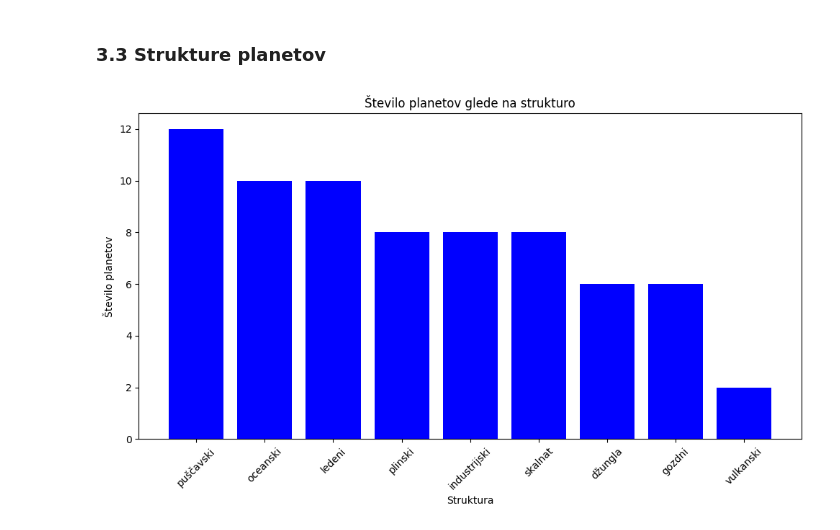
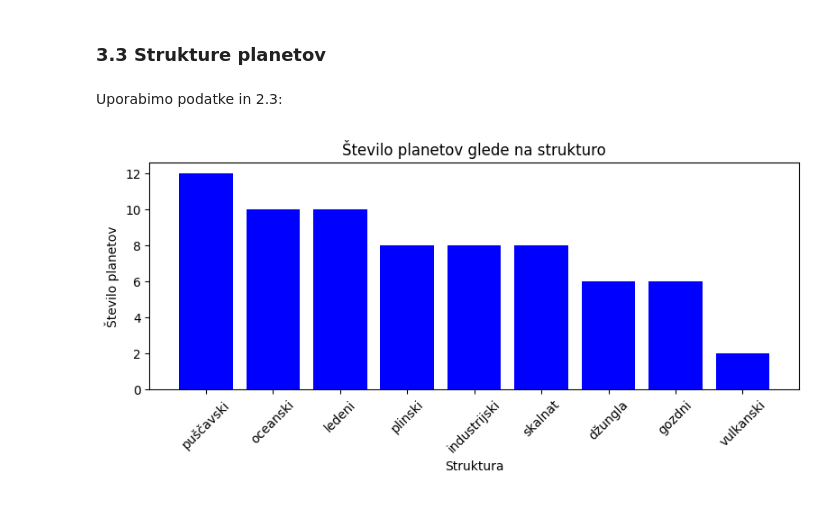
Before and after one commit to oskartezak/ProjektnaNaloga, a Jupyter notebook: Analiza1.ipynb, the cells around one changed output. Saved outputs shown, nothing was run; the diff lists cells and outputs as text; code cells hidden in the pictures.

```diff
--- a/Analiza1.ipynb
+++ b/Analiza1.ipynb
@@ -307,23 +306,25 @@ plt.show()
 Očitno zmeda še vedno ostaja, a po mnogih poskusih se je tortni diagram izkazal za najboljšo rešitev
 # %% [markdown]
 ### 3.3 Strukture planetov
+# %% [markdown]
+Uporabimo podatke in 2.3:
 # %%
 podatki = {
     'Struktura': ['puščavski', 'oceanski', 'ledeni', 'plinski', 'industrijski', 'skalnat', 'džungla', 'gozdni', 'vulkanski'],
     'Stevilo planetov': [12, 10, 10, 8, 8, 8, 6, 6, 2]
 }
 
 # Pretvorba v DataFrame
 df = pd.DataFrame(podatki)
 
 # Stolpični diagram
-plt.figure(figsize=(10, 6))
+plt.figure(figsize=(8, 4))
 plt.bar(df['Struktura'], df['Stevilo planetov'], color='blue')
 plt.xlabel('Struktura')
 plt.ylabel('Število planetov')
 plt.title('Število planetov glede na strukturo')
 plt.xticks(rotation=45)
 plt.tight_layout()
 plt.show()
 # %% [output]
-[figure, old version]
+[figure, new version]
```
Also changed, not shown: parts of 7 cells of this notebook.
